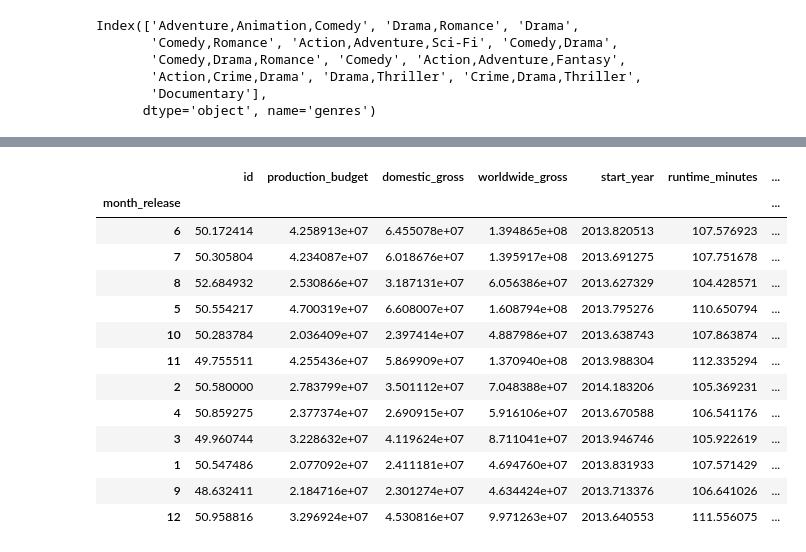
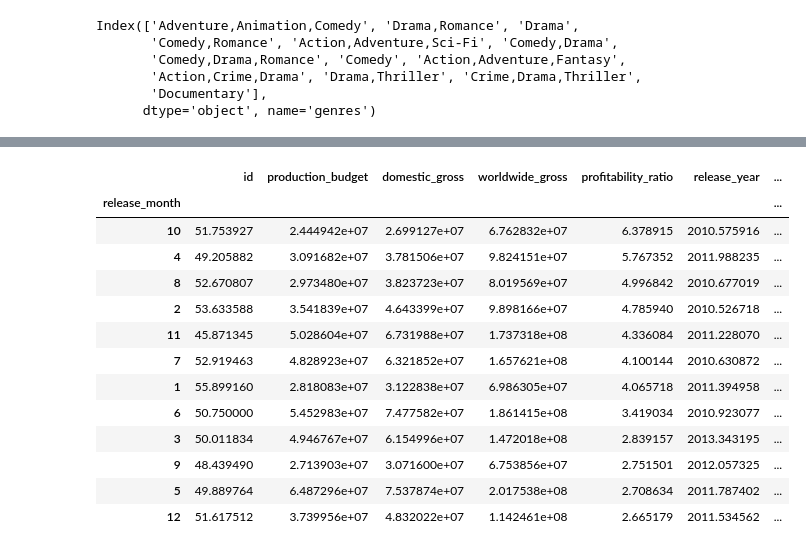
Before and after one commit to kmcneil901/Film-Type-Proposal-09.2023, a Jupyter notebook: student.ipynb, the cells around one changed output, grey strips where cells are left out. Cells and saved outputs as stored; diff of their text form; code cells hidden in the pictures.

```diff
--- a/student.ipynb
+++ b/student.ipynb
@@ -1048,5 +465,5 @@ FROM movie_ratings
 # %%
-budgets_top_rated_merged = budgets.merge(top_rated_movies, left_on='movie', right_on='primary_title', how='inner')
+budgets_top_rated_merged = df_budget.merge(top_rated_movies, left_on='movie', right_on='primary_title', how='inner')
 # %%
 budgets_top_rated_merged
 # %% [output]
@@ -1080,3 +497 @@ Before I Fall               1
 Name: primary_title, Length: 1693, dtype: int64
-# %%
-budgets_top_rated_merged['WW Gross-Budget'] = budgets_top_rated_merged['worldwide_gross'] - budgets_top_rated_merged['production_budget']
@@ -1099,2 +497,0 @@ budgets_top_rated_merged
-# %%
-budgets_top_rated_merged['Ratio G-B to Budget'] = budgets_top_rated_merged['WW Gross-Budget'] / budgets_top_rated_merged['production_budget']
@@ -1286,7 +640,3 @@ budgets_top_rated_merged.groupby('averagerating').mean().sort_values(by='Ratio G
-# %%
-budgets_top_rated_merged['release_date'] = pd.to_datetime(budgets_top_rated_merged['release_date'])
-
-budgets_top_rated_merged['month_release'] = budgets_top_rated_merged['release_date'].dt.month
 # %%
 budgets_top_rated_merged
 # %% [output]
@@ -1306,20 +656,20 @@ budgets_top_rated_merged
 # %%
-budgets_top_rated_merged.groupby('month_release').mean().sort_values(by='Ratio G-B to Budget', ascending=False).head(20)
+budgets_top_rated_merged.groupby('release_month').mean().sort_values(by='profitability_ratio', ascending=False).head(20)
 # %% [output]
-|  | id | production_budget | domestic_gross | worldwide_gross | start_year | runtime_minutes | ... |
-| month_release |  |  |  |  |  |  | ... |
-| 6 | 50.172414 | 4.258913e+07 | 6.455078e+07 | 1.394865e+08 | 2013.820513 | 107.576923 | ... |
-| 7 | 50.305804 | 4.234087e+07 | 6.018676e+07 | 1.395917e+08 | 2013.691275 | 107.751678 | ... |
-| 8 | 52.684932 | 2.530866e+07 | 3.187131e+07 | 6.056386e+07 | 2013.627329 | 104.428571 | ... |
-| 5 | 50.554217 | 4.700319e+07 | 6.608007e+07 | 1.608794e+08 | 2013.795276 | 110.650794 | ... |
-| 10 | 50.283784 | 2.036409e+07 | 2.397414e+07 | 4.887986e+07 | 2013.638743 | 107.863874 | ... |
-| 11 | 49.755511 | 4.255436e+07 | 5.869909e+07 | 1.370940e+08 | 2013.988304 | 112.335294 | ... |
-| 2 | 50.580000 | 2.783799e+07 | 3.501112e+07 | 7.048388e+07 | 2014.183206 | 105.369231 | ... |
-| 4 | 50.859275 | 2.377374e+07 | 2.690915e+07 | 5.916106e+07 | 2013.670588 | 106.541176 | ... |
-| 3 | 49.960744 | 3.228632e+07 | 4.119624e+07 | 8.711041e+07 | 2013.946746 | 105.922619 | ... |
-| 1 | 50.547486 | 2.077092e+07 | 2.411181e+07 | 4.694760e+07 | 2013.831933 | 107.571429 | ... |
-| 9 | 48.632411 | 2.184716e+07 | 2.301274e+07 | 4.634424e+07 | 2013.713376 | 106.641026 | ... |
-| 12 | 50.958816 | 3.296924e+07 | 4.530816e+07 | 9.971263e+07 | 2013.640553 | 111.556075 | ... |
+|  | id | production_budget | domestic_gross | worldwide_gross | profitability_ratio | release_year | ... |
+| release_month |  |  |  |  |  |  | ... |
+| 10 | 51.753927 | 2.444942e+07 | 2.699127e+07 | 6.762832e+07 | 6.378915 | 2010.575916 | ... |
+| 4 | 49.205882 | 3.091682e+07 | 3.781506e+07 | 9.824151e+07 | 5.767352 | 2011.988235 | ... |
+| 8 | 52.670807 | 2.973480e+07 | 3.823723e+07 | 8.019569e+07 | 4.996842 | 2010.677019 | ... |
+| 2 | 53.633588 | 3.541839e+07 | 4.643399e+07 | 9.898166e+07 | 4.785940 | 2010.526718 | ... |
+| 11 | 45.871345 | 5.028604e+07 | 6.731988e+07 | 1.737318e+08 | 4.336084 | 2011.228070 | ... |
+| 7 | 52.919463 | 4.828923e+07 | 6.321852e+07 | 1.657621e+08 | 4.100144 | 2010.630872 | ... |
+| 1 | 55.899160 | 2.818083e+07 | 3.122838e+07 | 6.986305e+07 | 4.065718 | 2011.394958 | ... |
+| 6 | 50.750000 | 5.452983e+07 | 7.477582e+07 | 1.861415e+08 | 3.419034 | 2010.923077 | ... |
+| 3 | 50.011834 | 4.946767e+07 | 6.154996e+07 | 1.472018e+08 | 2.839157 | 2013.343195 | ... |
+| 9 | 48.439490 | 2.713903e+07 | 3.071600e+07 | 6.753856e+07 | 2.751501 | 2012.057325 | ... |
+| 5 | 49.889764 | 6.487296e+07 | 7.537874e+07 | 2.017538e+08 | 2.708634 | 2011.787402 | ... |
+| 12 | 51.617512 | 3.739956e+07 | 4.832022e+07 | 1.142461e+08 | 2.665179 | 2011.534562 | ... |
 # %%
 merged_basics_and_budgets
 # %% [output]
```
Also changed, not shown: parts of 130 cells of this notebook.
